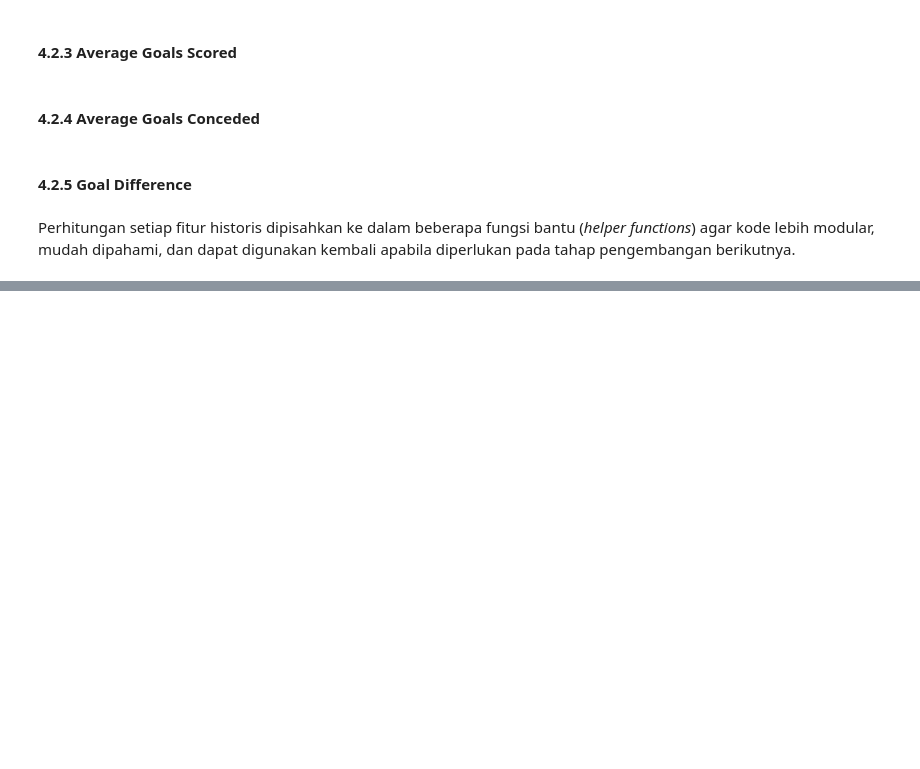
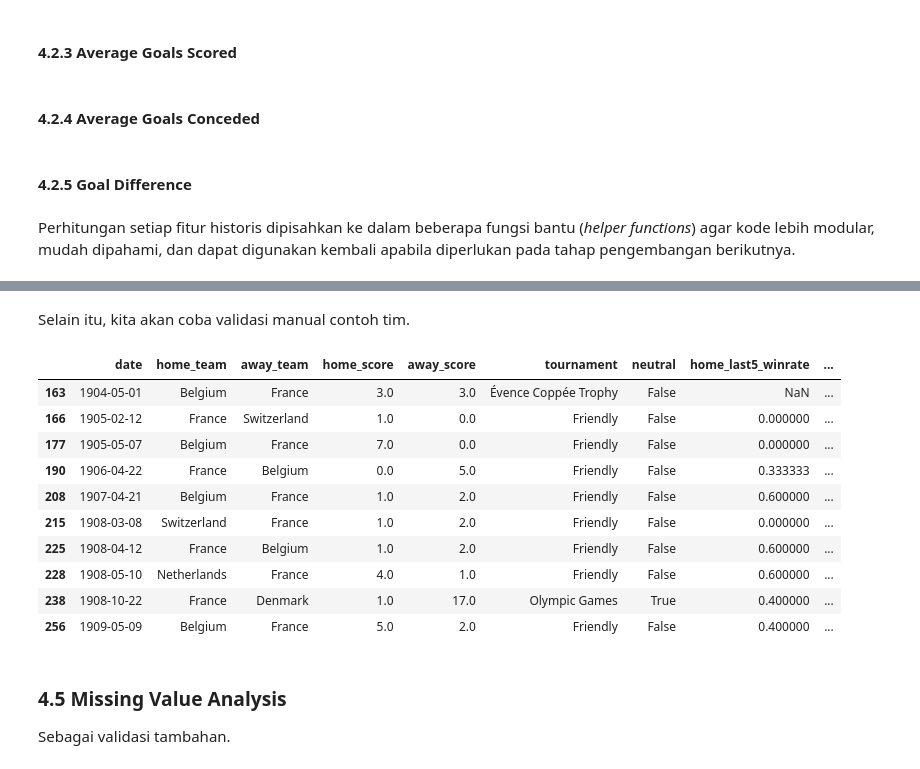
Before and after one commit to RyannPy/international-football-prediction, a Jupyter notebook: notebooks/07_historical_feature_engineering.ipynb, the cells around one changed output, grey strips where cells are left out. Drawn from its saved outputs; the diff is of its cells as text; code cells hidden in the pictures; blank space fills up the shorter version.

```diff
--- a/notebooks/07_historical_feature_engineering.ipynb
+++ b/notebooks/07_historical_feature_engineering.ipynb
@@ -250,0 +417,22 @@ Perhitungan setiap fitur historis dipisahkan ke dalam beberapa fungsi bantu (*he
+# %% [markdown]
+Selain itu, kita akan coba validasi manual contoh tim.
+# %%
+matches[
+    (matches["home_team"] == "France") |
+    (matches["away_team"] == "France")
+].head(10)
+# %% [output]
+|  | date | home_team | away_team | home_score | away_score | tournament | neutral | home_last5_winrate | ... |
+| 163 | 1904-05-01 | Belgium | France | 3.0 | 3.0 | Évence Coppée Trophy | False | NaN | ... |
+| 166 | 1905-02-12 | France | Switzerland | 1.0 | 0.0 | Friendly | False | 0.000000 | ... |
+| 177 | 1905-05-07 | Belgium | France | 7.0 | 0.0 | Friendly | False | 0.000000 | ... |
+| 190 | 1906-04-22 | France | Belgium | 0.0 | 5.0 | Friendly | False | 0.333333 | ... |
+| 208 | 1907-04-21 | Belgium | France | 1.0 | 2.0 | Friendly | False | 0.600000 | ... |
+| 215 | 1908-03-08 | Switzerland | France | 1.0 | 2.0 | Friendly | False | 0.000000 | ... |
+| 225 | 1908-04-12 | France | Belgium | 1.0 | 2.0 | Friendly | False | 0.600000 | ... |
+| 228 | 1908-05-10 | Netherlands | France | 4.0 | 1.0 | Friendly | False | 0.600000 | ... |
+| 238 | 1908-10-22 | France | Denmark | 1.0 | 17.0 | Olympic Games | True | 0.400000 | ... |
+| 256 | 1909-05-09 | Belgium | France | 5.0 | 2.0 | Friendly | False | 0.400000 | ... |
+# %% [markdown]
+### 4.5 Missing Value Analysis
+Sebagai validasi tambahan.
```
Also changed, not shown: parts of 13 cells of this notebook.
